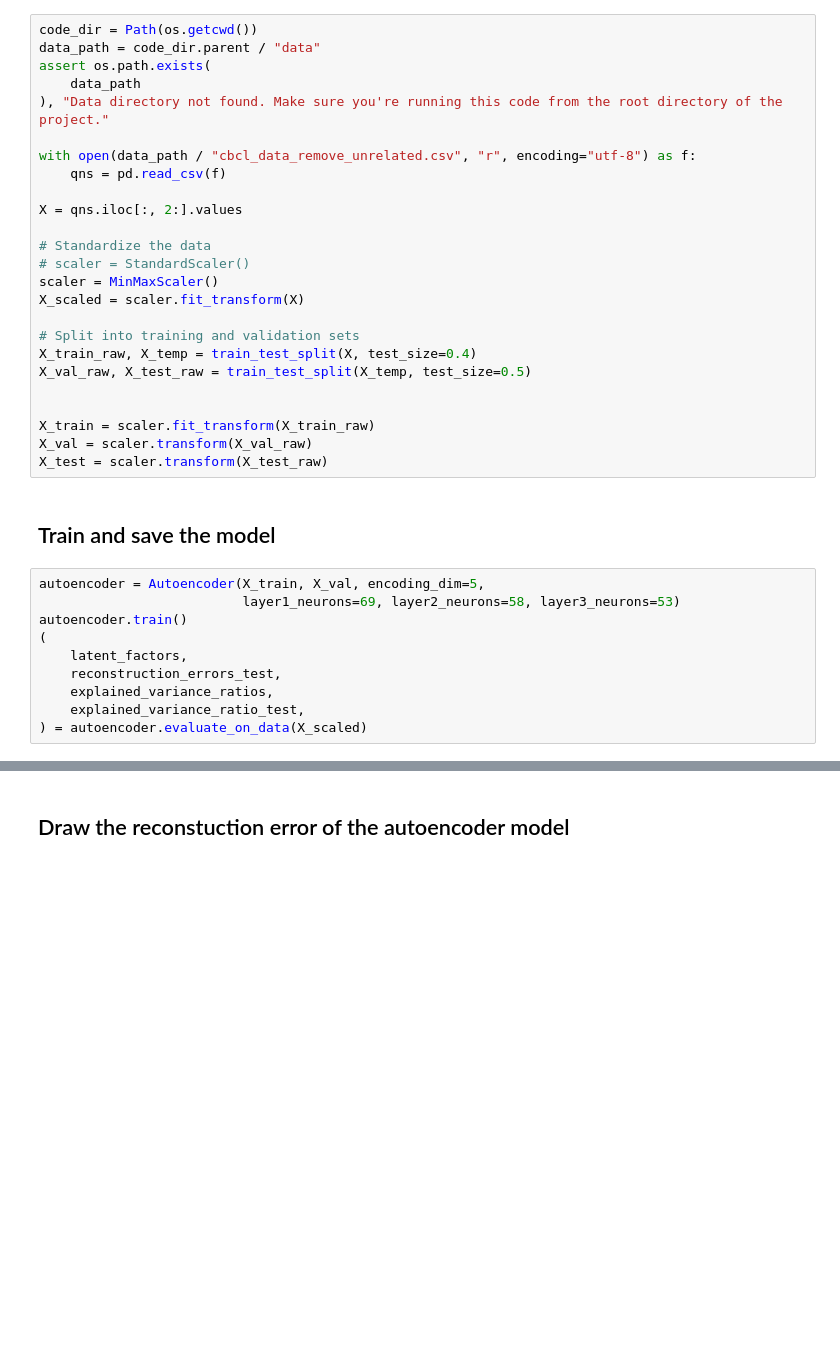
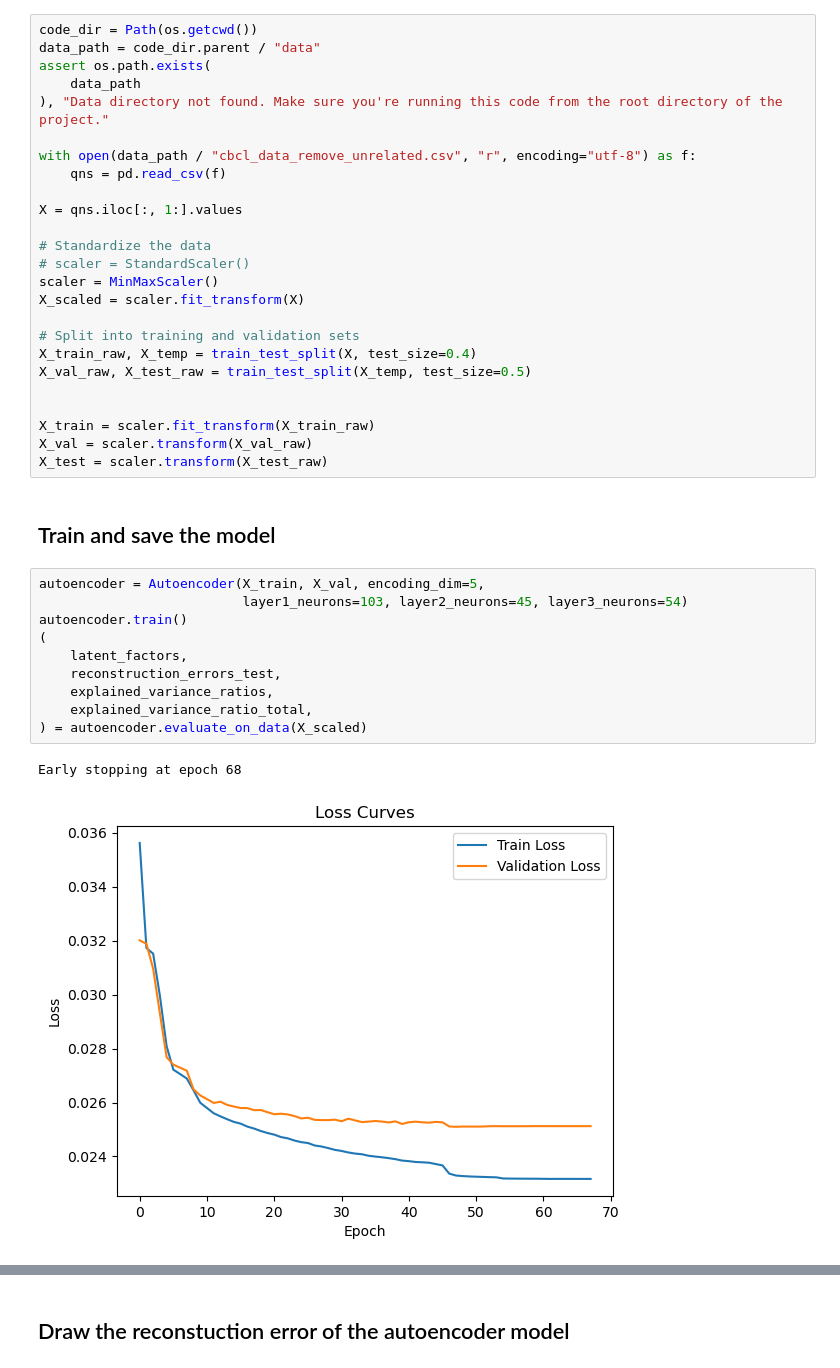
Before and after one commit to ReveRoyl/ABCD_tabular_data_analysis, a Jupyter notebook: notebooks/Autoencoder.ipynb, the cells around one changed output, grey strips where cells are left out. Cells and saved outputs as stored; diff of their text form; blank space fills up the shorter version.

```diff
--- a/notebooks/Autoencoder.ipynb
+++ b/notebooks/Autoencoder.ipynb
@@ -27,7 +28,7 @@ assert os.path.exists(
 with open(data_path / "cbcl_data_remove_unrelated.csv", "r", encoding="utf-8") as f:
     qns = pd.read_csv(f)
 
-X = qns.iloc[:, 2:].values
+X = qns.iloc[:, 1:].values
 
 # Standardize the data
 # scaler = StandardScaler()
@@ -46,14 +47,17 @@ X_test = scaler.transform(X_test_raw)
 ## Train and save the model
 # %%
 autoencoder = Autoencoder(X_train, X_val, encoding_dim=5,
-                          layer1_neurons=69, layer2_neurons=58, layer3_neurons=53)
+                          layer1_neurons=103, layer2_neurons=45, layer3_neurons=54)
 autoencoder.train()
 (
     latent_factors,
     reconstruction_errors_test,
     explained_variance_ratios,
-    explained_variance_ratio_test,
+    explained_variance_ratio_total,
 ) = autoencoder.evaluate_on_data(X_scaled)
+# %% [output]
+Early stopping at epoch 68
+[figure, added]
 # %%
 #save the model
 autoencoder.export_to_onnx(X_train, onnx_path = "../output/autoencoder_real_input.onnx")  # export model
```
Also changed, not shown: parts of 15 cells of this notebook, 5 other files.
